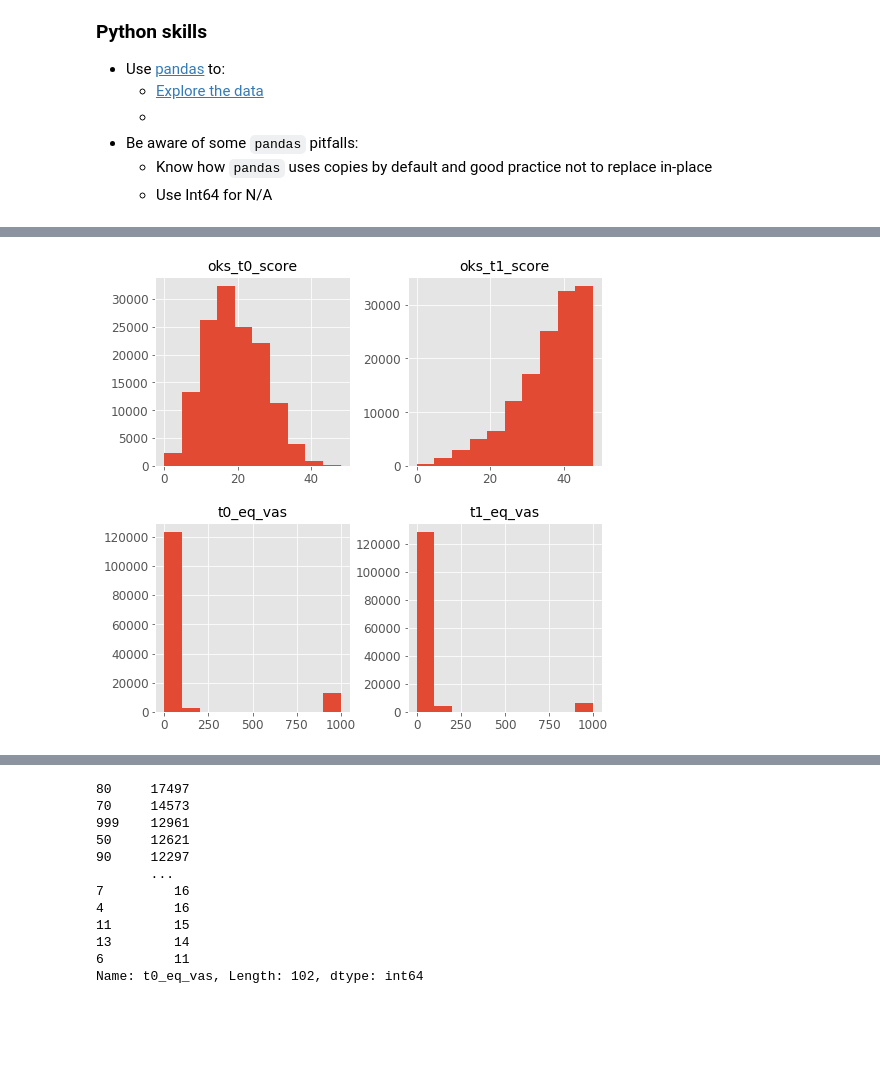
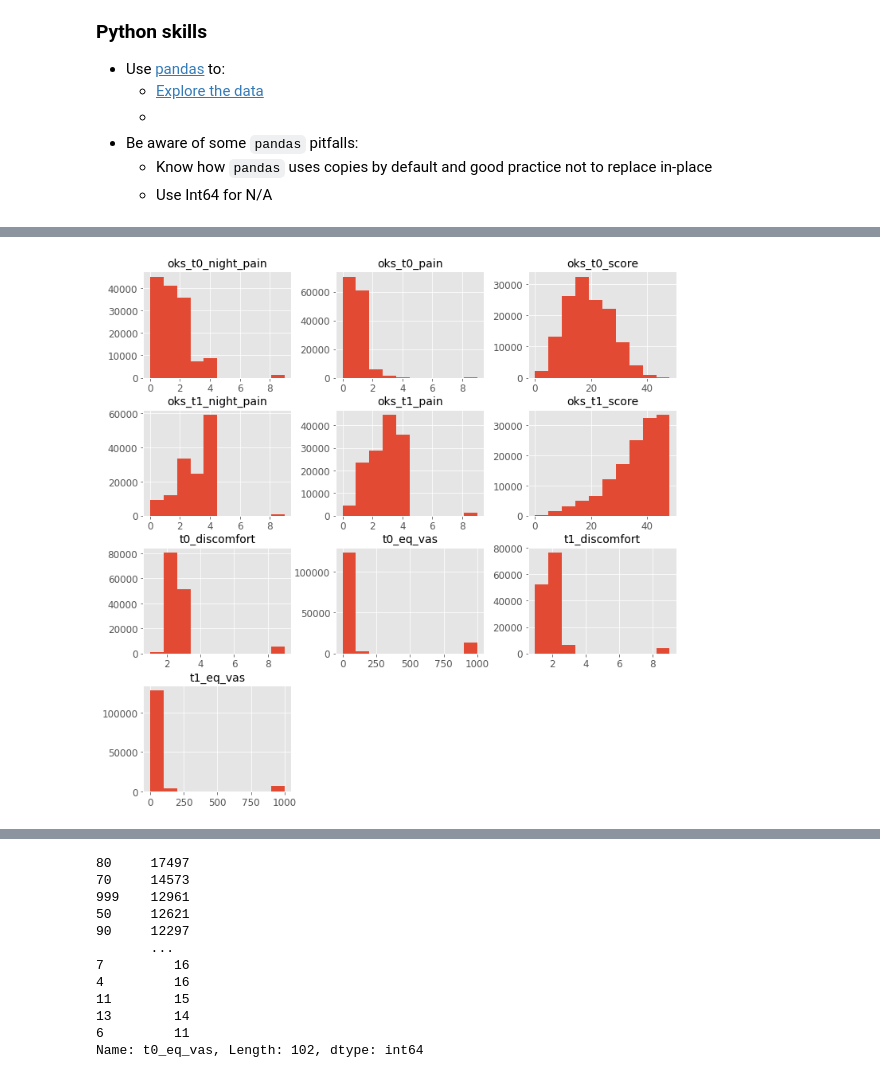
Before and after one commit to EAISI/application-project-nhs-proms, a Jupyter notebook: notebooks/2.0-data-understanding.ipynb, the cells around one changed output, grey strips where cells are left out. Drawn from its saved outputs; the diff is of its cells as text; code cells hidden in the pictures; blank space fills up the shorter version.

```diff
--- a/notebooks/2.0-data-understanding.ipynb
+++ b/notebooks/2.0-data-understanding.ipynb
@@ -59,6 +83,6 @@ We will use EQ-VAS as the target variable Y. Note that all many of the attribute
 # %%
 # describe the pain features at T0 and T1
-pain_oks = ['t0_eq_vas', 't1_eq_vas', 'oks_t0_score', 'oks_t1_score']
-df.loc[:,pain_oks].describe().transpose().round(1)
+proms = ['oks_t0_score', 'oks_t1_score', 'oks_t0_pain', 'oks_t1_pain', 'oks_t0_night_pain', 'oks_t1_night_pain', 't0_discomfort', 't1_discomfort', 't0_eq_vas', 't1_eq_vas', ]
+df.loc[:,proms].describe().transpose().round(1)
 # %% [output]
 |  | count | mean | std | min | 25% | 50% | 75% | max |
@@ -69,5 +99,5 @@ df.loc[:,pain_oks].describe().transpose().round(1)
 # %%
 # inspect with histograms
-df.loc[:,pain_oks].hist(figsize=FIGSIZE);
+df.loc[:,proms].hist(figsize=(12,12));
 # %% [output]
-[figure, old version]
+[figure, new version]
```
Also changed, not shown: parts of 7 cells of this notebook.
